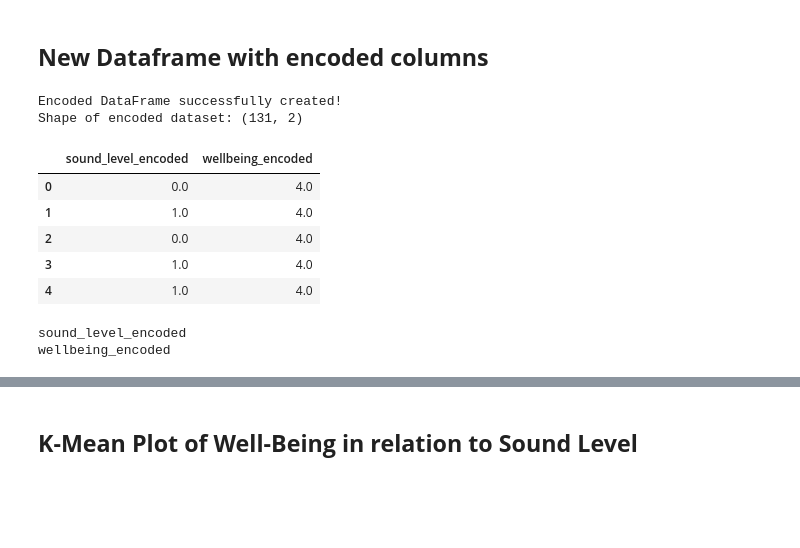
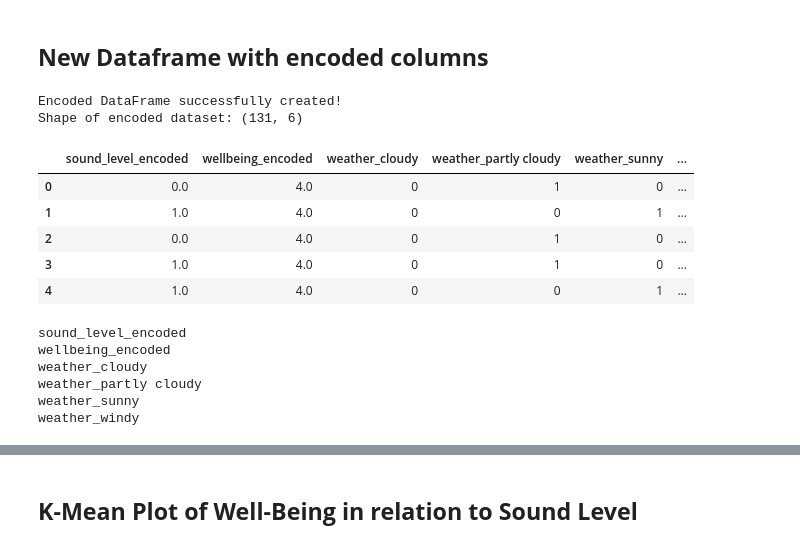
Before and after one commit to deira-v/MachineLearningwPython, a Jupyter notebook: CampusDataProject.ipynb, the cells around one changed output, grey strips where cells are left out. Drawn from its saved outputs; the diff is of its cells as text; code cells hidden in the pictures; blank space fills up the shorter version.

```diff
--- a/CampusDataProject.ipynb
+++ b/CampusDataProject.ipynb
@@ -22,7 +23,20 @@ Read the encoded data
 Inspect the dataset structure and remove the empty cells
 # %%
 # @title
-df = pd.read_csv('/content/drive/MyDrive/MachineLearningwPython/CampusWalkDataset_Deira.csv', skiprows=4)
+df = pd.read_csv('/content/drive/MyDrive/MachineLearningwPython/CampusWalkDataset_Deira.csv',
+                 skiprows=4
+                 )
+# Remove empty rows and columns
+df.dropna(axis=0, how='all', inplace=True)
+df.dropna(axis=1, how='all', inplace=True)
+
+# Remove unnecessary spaces from column names
+df.columns = df.columns.str.strip()
+
+# Remove unnecessary spaces from text values
+for col in df.select_dtypes(include='object').columns:
+    df[col] = df[col].str.strip()
+
 
 print(df.info())
 print(f"\n Dataset loaded successfully! Total rows: {df.shape[0]}, Columns: {df.shape[1]}")
@@ -48,0 +63,3 @@ None
+# %%
+for col in df:
+  print(col)
@@ -278,24 +220,35 @@ plt.show()
 # %% [markdown]
 ## **New Dataframe with encoded columns**
 # %%
-# @title
-# Create a new DataFrame with only the encoded sound level and wellbeing data
-df_encoded = df[['sound_level_encoded', 'wellbeing_encoded']].dropna()
+# New DataFrame with the encoded sound level; weather; well-being data
+weather_columns = weather_encoded.columns.tolist()
+df_encoded = pd.concat(
+    [
+        df[['sound_level_encoded', 'wellbeing_encoded']],
+        weather_encoded
+    ],
+    axis=1
+)
 
+df_encoded = df_encoded.dropna()
 print("Encoded DataFrame successfully created!")
 print(f"Shape of encoded dataset: {df_encoded.shape}")
 display(df_encoded.head())
 
 for col in df_encoded:
   print(col)
 # %% [output]
 Encoded DataFrame successfully created!
-Shape of encoded dataset: (131, 2)
+Shape of encoded dataset: (131, 6)
-|  | sound_level_encoded | wellbeing_encoded |
-| 0 | 0.0 | 4.0 |
-| 1 | 1.0 | 4.0 |
-| 2 | 0.0 | 4.0 |
-| 3 | 1.0 | 4.0 |
-| 4 | 1.0 | 4.0 |
+|  | sound_level_encoded | wellbeing_encoded | weather_cloudy | weather_partly cloudy | weather_sunny | ... |
+| 0 | 0.0 | 4.0 | 0 | 1 | 0 | ... |
+| 1 | 1.0 | 4.0 | 0 | 0 | 1 | ... |
+| 2 | 0.0 | 4.0 | 0 | 1 | 0 | ... |
+| 3 | 1.0 | 4.0 | 0 | 1 | 0 | ... |
+| 4 | 1.0 | 4.0 | 0 | 0 | 1 | ... |
 sound_level_encoded
 wellbeing_encoded
+weather_cloudy
+weather_partly cloudy
+weather_sunny
+weather_windy
```
Also changed, not shown: parts of 22 cells of this notebook.
